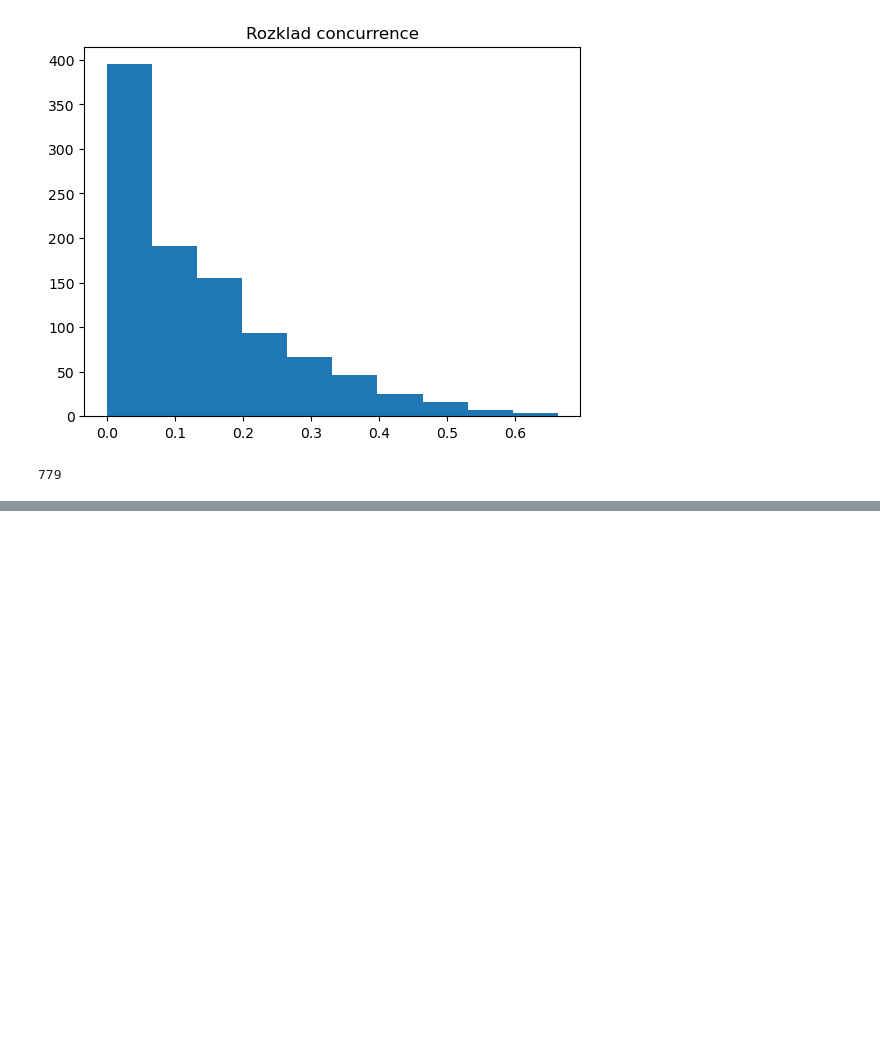
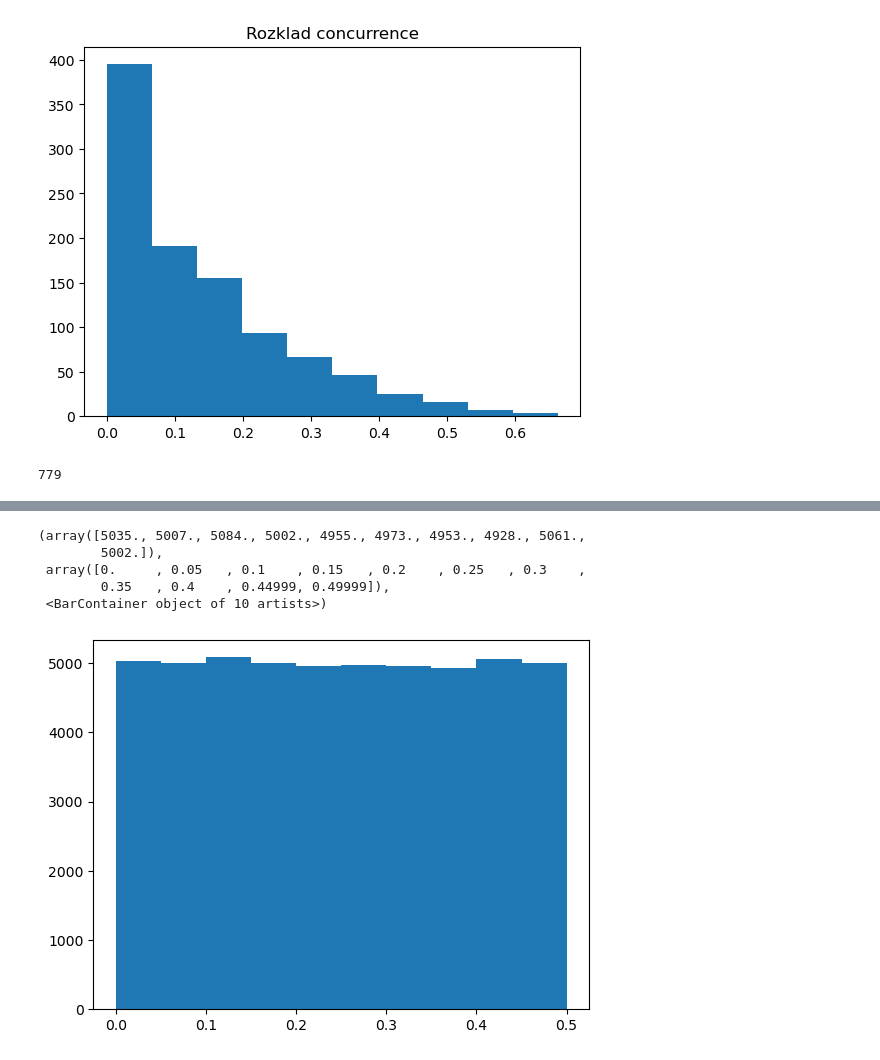
Before and after one commit to jkwiecien765/WernerTomography2, a Jupyter notebook: werner.ipynb, the cells around one changed output, grey strips where cells are left out. Drawn from its saved outputs; the diff is of its cells as text; code cells hidden in the pictures; blank space fills up the shorter version.

```diff
--- a/werner.ipynb
+++ b/werner.ipynb
@@ -709,0 +736,11 @@ def optimal_matrix_fidelity_discrete(dmA, angle):
+# %%
+pio4=density_matrix(rho2(np.pi/4,1))
+pio4.set()
+plt.hist(pio4.data)
+# %% [output]
+(array([5035., 5007., 5084., 5002., 4955., 4973., 4953., 4928., 5061.,
+        5002.]),
+ array([0.     , 0.05   , 0.1    , 0.15   , 0.2    , 0.25   , 0.3    ,
+        0.35   , 0.4    , 0.44999, 0.49999]),
+ <BarContainer object of 10 artists>)
+[figure, added]
```
Also changed, not shown: parts of 4 cells of this notebook, 1 other file.
